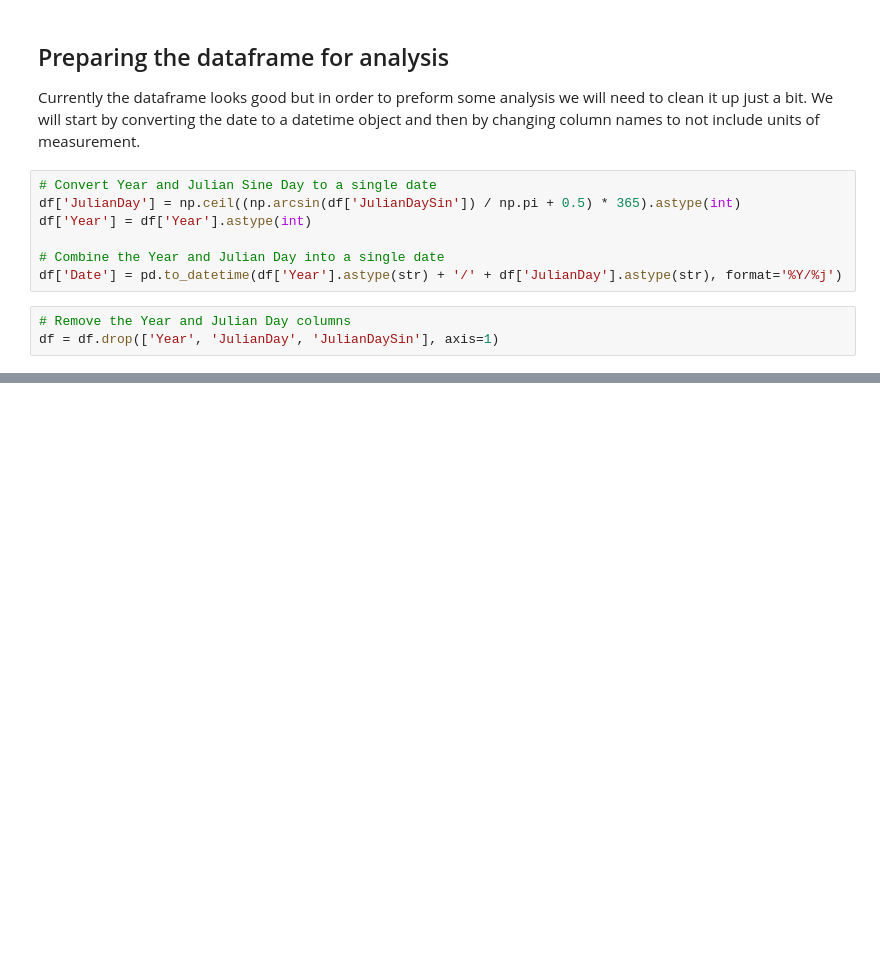
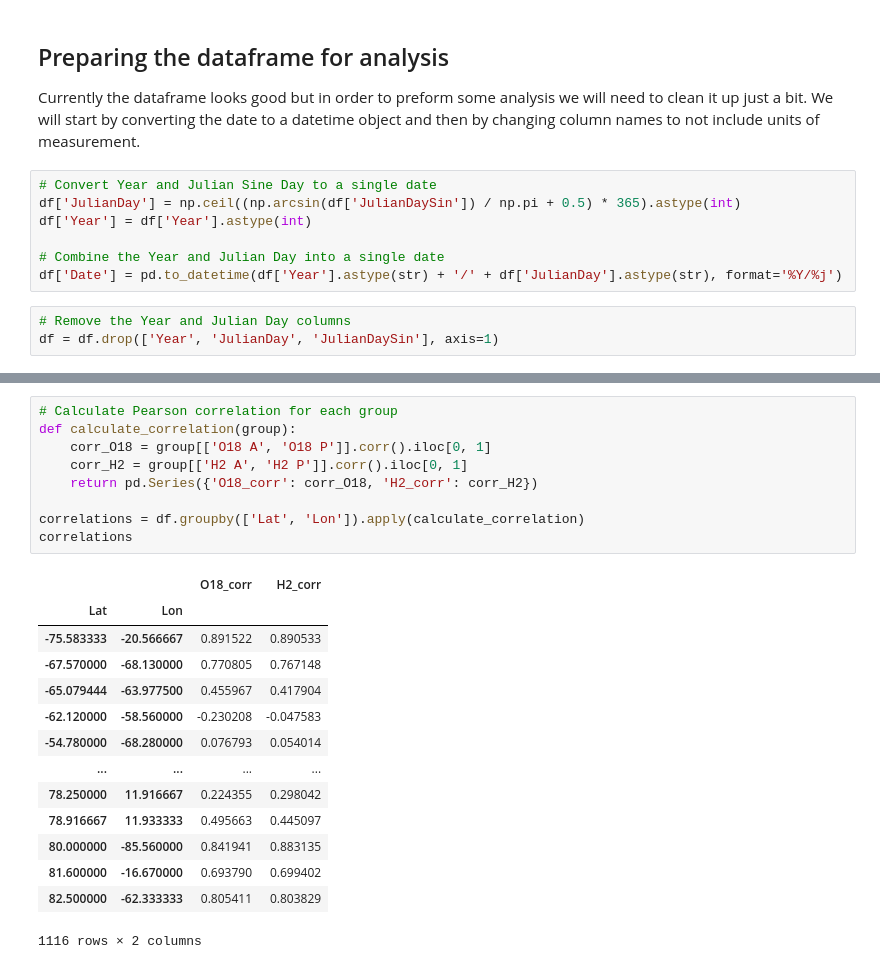
Before and after one commit to JaxtonGray/isoNet_Models, a Jupyter notebook: Stats/Stats_Model_1.ipynb, the cells around one changed output, grey strips where cells are left out. Cells and saved outputs as stored; diff of their text form; blank space fills up the shorter version.

```diff
--- a/Stats/Stats_Model_1.ipynb
+++ b/Stats/Stats_Model_1.ipynb
@@ -81,0 +103,24 @@ df
+# %%
+# Calculate Pearson correlation for each group
+def calculate_correlation(group):
+    corr_O18 = group[['O18 A', 'O18 P']].corr().iloc[0, 1]
+    corr_H2 = group[['H2 A', 'H2 P']].corr().iloc[0, 1]
+    return pd.Series({'O18_corr': corr_O18, 'H2_corr': corr_H2})
+
+correlations = df.groupby(['Lat', 'Lon']).apply(calculate_correlation)
+correlations
+# %% [output]
+|  |  | O18_corr | H2_corr |
+| Lat | Lon |  |  |
+| -75.583333 | -20.566667 | 0.891522 | 0.890533 |
+| -67.570000 | -68.130000 | 0.770805 | 0.767148 |
+| -65.079444 | -63.977500 | 0.455967 | 0.417904 |
+| -62.120000 | -58.560000 | -0.230208 | -0.047583 |
+| -54.780000 | -68.280000 | 0.076793 | 0.054014 |
+| ... | ... | ... | ... |
+| 78.250000 | 11.916667 | 0.224355 | 0.298042 |
+| 78.916667 | 11.933333 | 0.495663 | 0.445097 |
+| 80.000000 | -85.560000 | 0.841941 | 0.883135 |
+| 81.600000 | -16.670000 | 0.693790 | 0.699402 |
+| 82.500000 | -62.333333 | 0.805411 | 0.803829 |
+1116 rows × 2 columns
```
Also changed, not shown: parts of 3 cells of this notebook.
